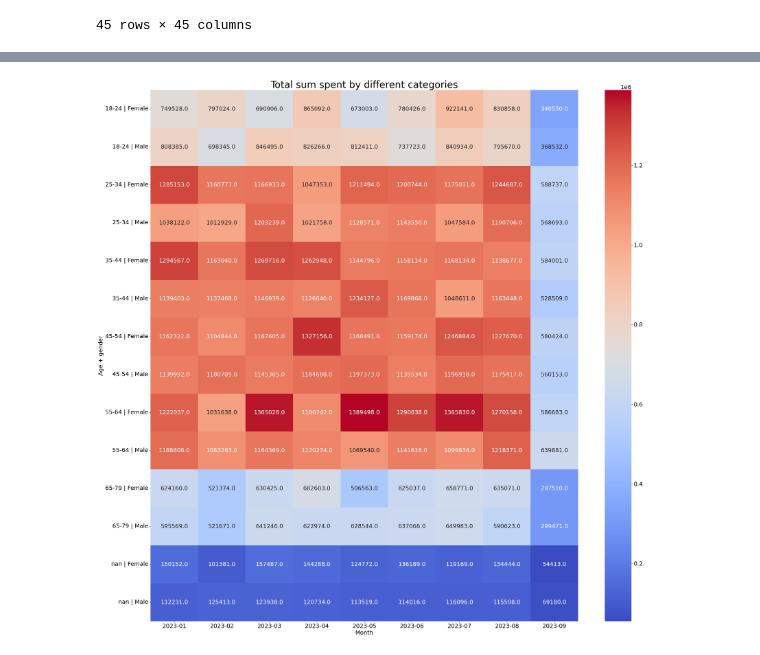
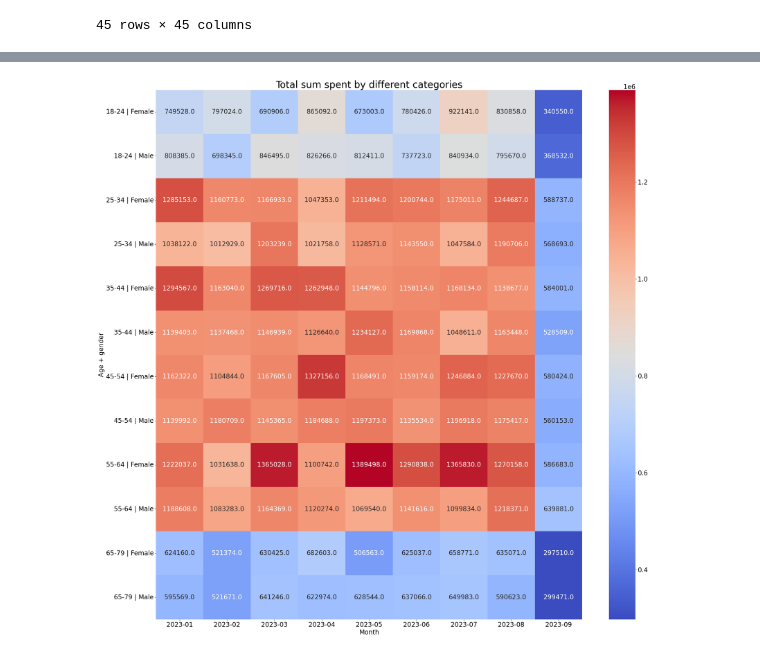
Before and after one commit to loktionov-data/Cohort-analysis, a Jupyter notebook: Cohort analysis.ipynb, the cells around one changed output, grey strips where cells are left out. Drawn from its saved outputs; the diff is of its cells as text; code cells hidden in the pictures.

```diff
--- a/Cohort analysis.ipynb
+++ b/Cohort analysis.ipynb
@@ -9,7 +9,7 @@ from operator import attrgetter
 from matplotlib import rcParams
 # %%
 ##Uploading dataset
-df = pd.read_csv("ecommerce_customer.csv")
+df = pd.read_csv("dataset/ecommerce_customer.csv")
 df.head(10)
 # %% [output]
 |  | Customer ID | Purchase Date | Product Category | Product Price | Quantity | Total Purchase Amount | ... |
@@ -242,6 +285,7 @@ labels = ["18-24", "25-34", "35-44", "45-54", "55-64", "65-79"]
 df2['age_cohort'] = pd.cut(df2["Customer Age"], bins=bins, labels=labels)
 df2['cohort'] = df2['age_cohort'].astype(str) + " | " + df2["Gender"]
 age_pivot = pd.pivot_table(data=df2, index="cohort", values="Total Purchase Amount", columns="Order month", aggfunc="sum")
+age_pivot = age_pivot[~age_pivot.index.str.startswith('nan |')]
 age_pivot
 # %% [output]
 A value is trying to be set on a copy of a slice from a DataFrame.
@@ -273,12 +315,13 @@ See the caveats in the documentation: https://pandas.pydata.org/pandas-docs/stab
 # %%
 ##Visualizing the data
 plt.figure(figsize=(30,30))
-sns.heatmap(age_pivot, annot=True, cmap="coolwarm", fmt=".1f")
+ax = sns.heatmap(age_pivot, annot=True, cmap="coolwarm", fmt=".1f")
 plt.title("Total sum spent by different categories", fontsize=30)
 plt.xlabel("Month")
 plt.ylabel("Age + gender")
-rcParams["font.size"] = 18
-plt.savefig('Purchases_of_categories.png', bbox_inches='tight')
+ax.set_yticklabels(ax.get_yticklabels(), rotation=0)
+rcParams["font.size"] = 20
+plt.savefig('images/Purchases_of_categories.png', bbox_inches='tight')
 plt.show()
 # %% [output]
-[figure, old version]
+[figure, new version]
```
Also changed, not shown: parts of 6 cells of this notebook.
